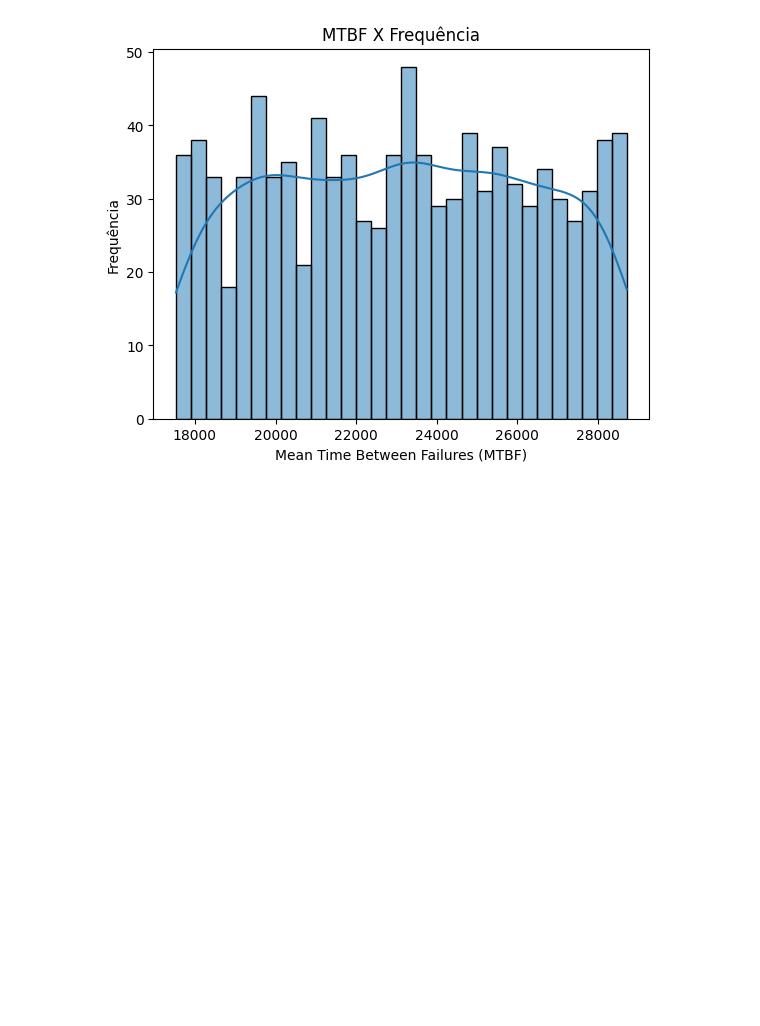
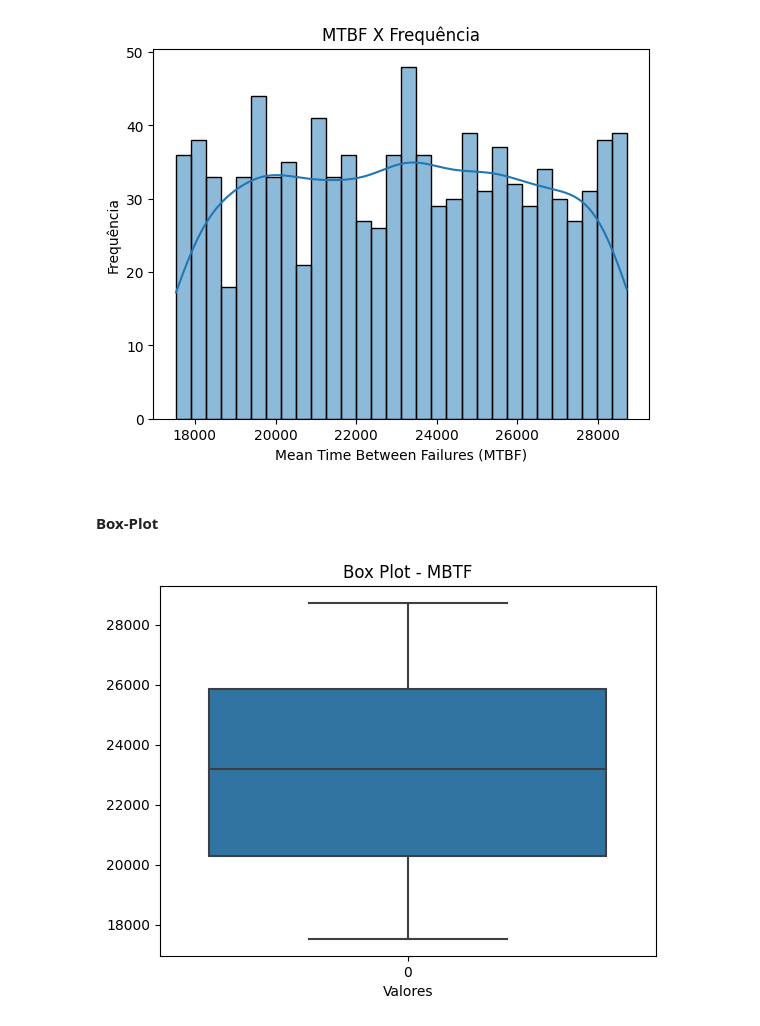
Before and after one commit to Danilo-Lapa11/MBTF_Statistical_Inference, a Jupyter notebook: notebook.ipynb, the cells around one changed output. Cells and saved outputs as stored; diff of their text form; code cells hidden in the pictures; blank space fills up the shorter version.

Commit message:
ADD ks_teste file, incrementado o teste de KS, boxplot e novas medidas de centralidade

```diff
--- a/notebook.ipynb
+++ b/notebook.ipynb
@@ -91,3 +139,14 @@ ax.set(title="MTBF X Frequência", xlabel="Mean Time Between Failures (MTBF)", y
 plt.show()
 # %% [output]
 [figure]
+# %% [markdown]
+#### **Box-Plot**
+# %%
+sns.boxplot(data)
+
+plt.title("Box Plot - MBTF")
+plt.xlabel("Valores")
+
+plt.show()
+# %% [output]
+[figure, added]
```
Also changed, not shown: parts of 6 cells of this notebook, 1 other file.
